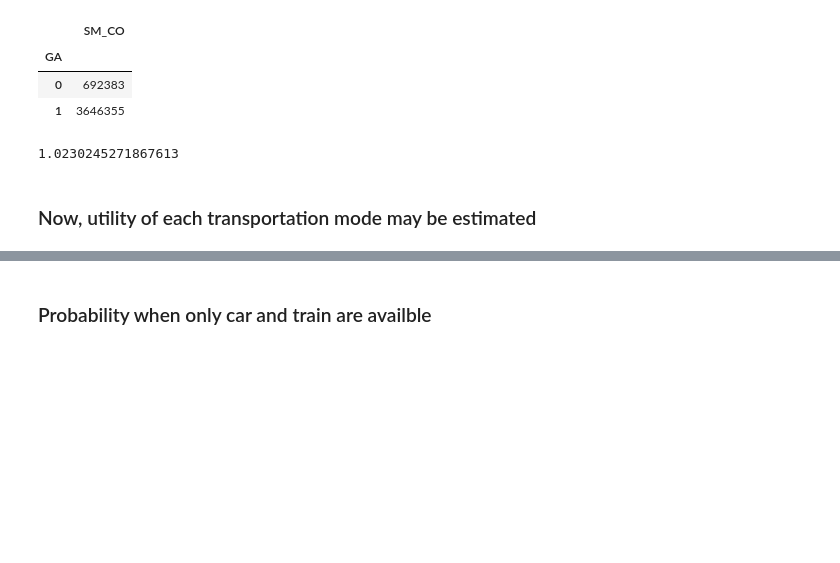
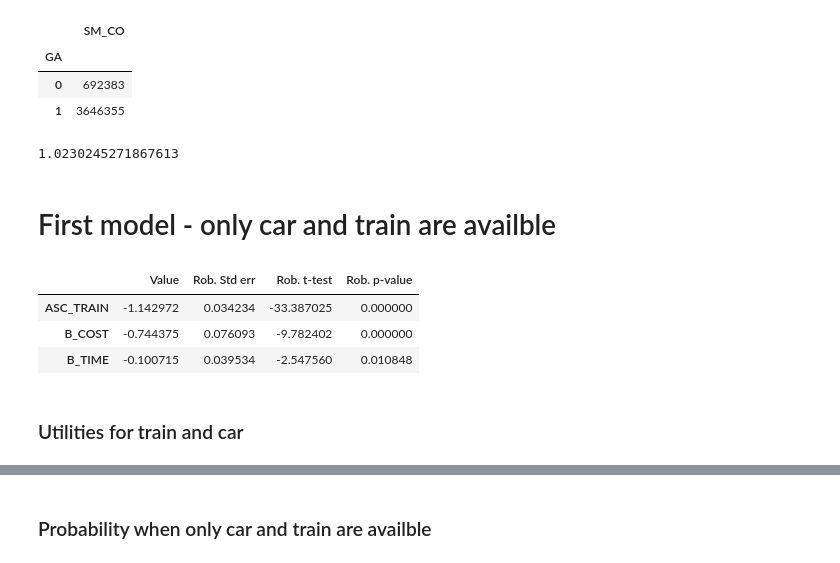
Before and after one commit to andrzej16913/discrete-choice, a Jupyter notebook: Project.ipynb, the cells around one changed output, grey strips where cells are left out. Drawn from its saved outputs; the diff is of its cells as text; code cells hidden in the pictures; blank space fills up the shorter version.

```diff
--- a/Project.ipynb
+++ b/Project.ipynb
@@ -159,8 +151,23 @@ sm_cost = sg.at[0, 'SM_CO'] / len(tdf) / scale
 sm_cost
 # %% [output]
 1.0230245271867613
+# %% [markdown]
+First model - only car and train are availble
+===================================
+# %%
+model_before = bio.BIOGEME(database, logprob_b, skipAudit=True)
+model_before.modelName = 'model_before'
+# %%
+results = model_before.estimate()
+pandasResults = results.getEstimatedParameters()
+pandasResults
+# %% [output]
+|  | Value | Rob. Std err | Rob. t-test | Rob. p-value |
+| ASC_TRAIN | -1.142972 | 0.034234 | -33.387025 | 0.000000 |
+| B_COST | -0.744375 | 0.076093 | -9.782402 | 0.000000 |
+| B_TIME | -0.100715 | 0.039534 | -2.547560 | 0.010848 |
 # %% [markdown]
-### Now, utility of each transportation mode may be estimated
+### Utilities for train and car
 # %%
 train_utility = B_COST.getValue() * train_cost + B_TIME.getValue() * daf["TRAIN_TT"].mean() / scale + ASC_TRAIN.getValue()
 train_utility
```
Also changed, not shown: parts of 22 cells of this notebook.
